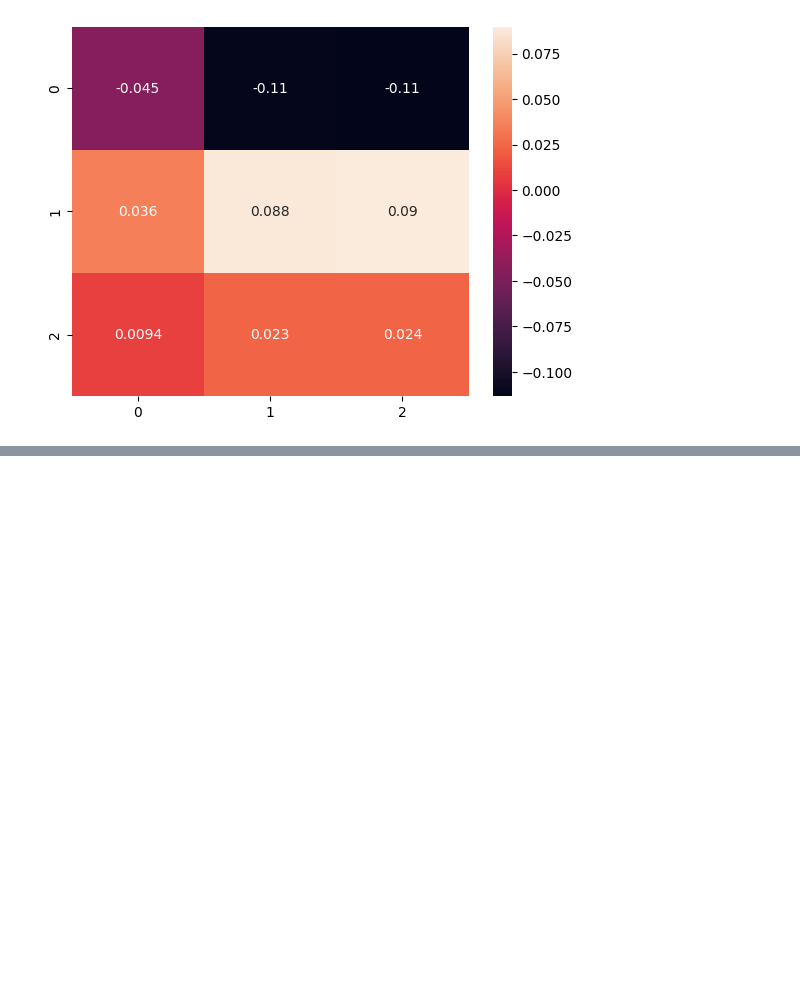
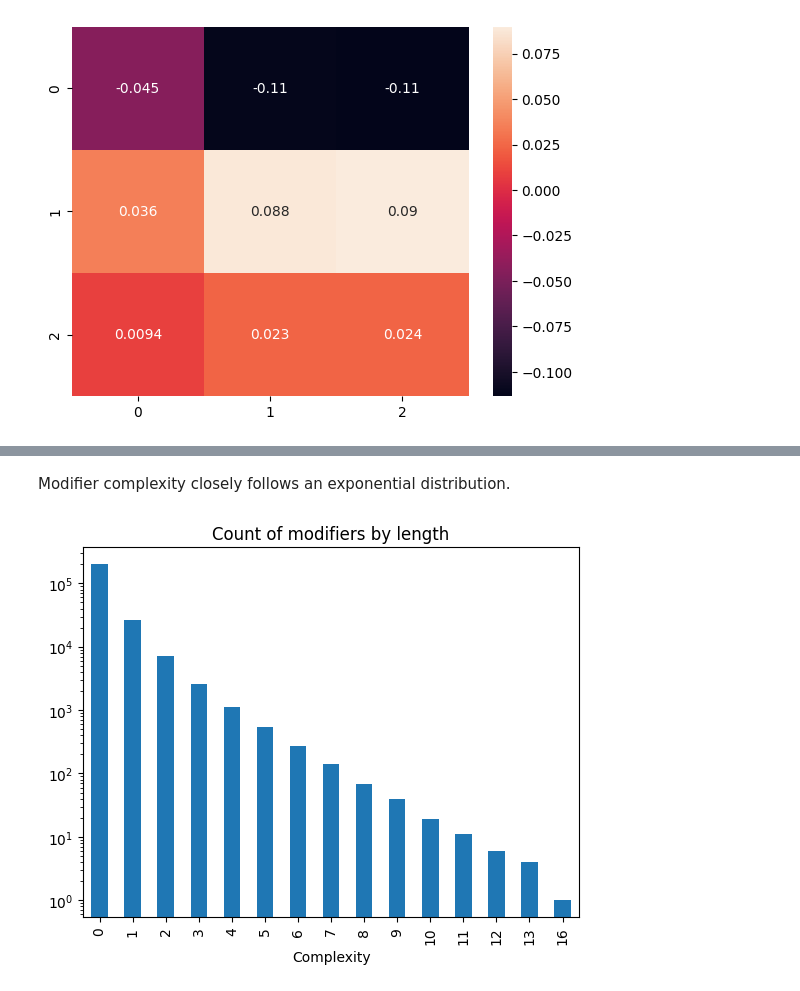
Before and after one commit to connor-taylorbrown/trm-parser, a Jupyter notebook: constructions.ipynb, the cells around one changed output, grey strips where cells are left out. Cells and saved outputs as stored; diff of their text form; code cells hidden in the pictures; blank space fills up the shorter version.

```diff
--- a/constructions.ipynb
+++ b/constructions.ipynb
@@ -286,0 +198,22 @@ str(construction.nodes[0])
+# %%
+parsed = dataset('Phrases')
+
+classifier = Classifier(expectation('markers'), expectation('bases'))
+phrases = pd.Series(np.concatenate(parsed['Observations']))
+ranking = {
+    p: classifier.conjunction(p)
+    for p in phrases.unique()
+}
+
+construction = Construction(ranking, tol=1e-3)
+
+def parse(utterance: list):
+    utterance.append('#')
+    for phrase in utterance:
+        construction.read(phrase)
+
+    return construction.flush()
+
+
+parsed['Parse'] = parsed['Observations'].apply(parse)
+parsed
@@ -286,0 +316,5 @@ str(construction.nodes[0])
+# %%
+by_length = paired['Pairs'].str.len().sort_values(ascending=False)
+paired = paired.reindex(by_length.index)
+
+paired
@@ -286,0 +351,4 @@ str(construction.nodes[0])
+# %%
+pairs = pd.DataFrame([(row['ID'], *pair) for _, row in paired.iterrows() for pair in row['Pairs']], columns=['ID', 'Head', 'Modifier', 'Complexity'])
+
+pairs
@@ -286,0 +369,9 @@ str(construction.nodes[0])
+# %% [markdown]
+Modifier complexity closely follows an exponential distribution.
+# %%
+pairs.groupby('Complexity').count()['ID'].plot.bar()
+plt.title('Count of modifiers by length')
+plt.yscale('log')
+plt.show()
+# %% [output]
+[figure, added]
```
Also changed, not shown: parts of 9 cells of this notebook, 4 other files.
